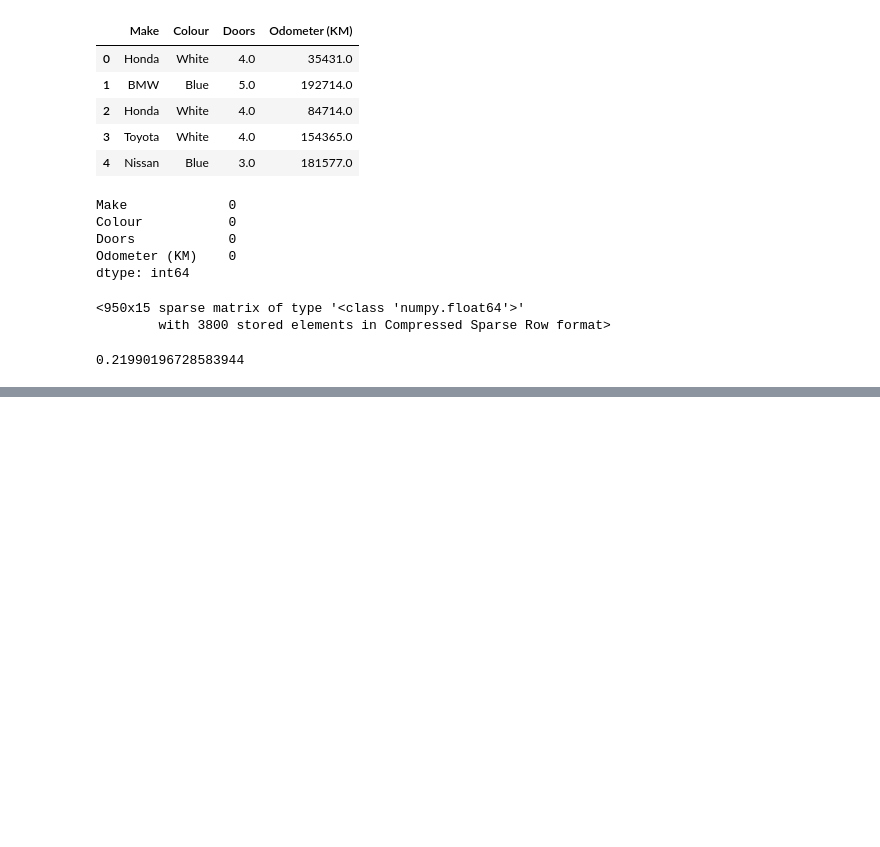
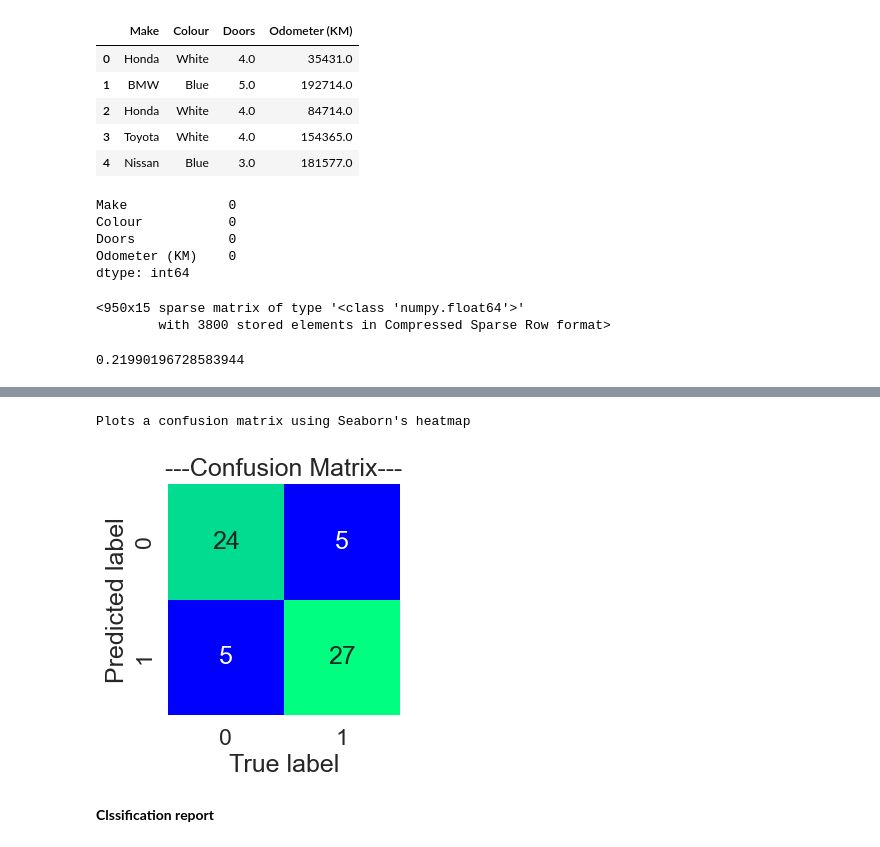
Before and after one commit to oitik/Machine_learning, a Jupyter notebook: intoduction-to-scikit-learn.ipynb, the cells around one changed output, grey strips where cells are left out. Drawn from its saved outputs; the diff is of its cells as text; code cells hidden in the pictures; blank space fills up the shorter version.

```diff
--- a/intoduction-to-scikit-learn.ipynb
+++ b/intoduction-to-scikit-learn.ipynb
@@ -683,0 +1263,19 @@ model.score(x_test, y_test)
+# %%
+def plot_con_mat(con_mat):
+    print('''Plots a confusion matrix using Seaborn's heatmap''')
+    fig, ax = plt.subplots(figsize=(3,3))
+    ax = sb.heatmap(con_mat,
+                    cmap='winter',
+                    annot=True,
+                    cbar=False)
+    ax.set(title='---Confusion Matrix---',
+           xlabel='True label',
+           ylabel='Predicted label'
+       );
+
+plot_con_mat(con_mat)
+# %% [output]
+Plots a confusion matrix using Seaborn's heatmap
+[figure, added]
+# %% [markdown]
+**Clssification report**
```
Also changed, not shown: parts of 65 cells of this notebook.
